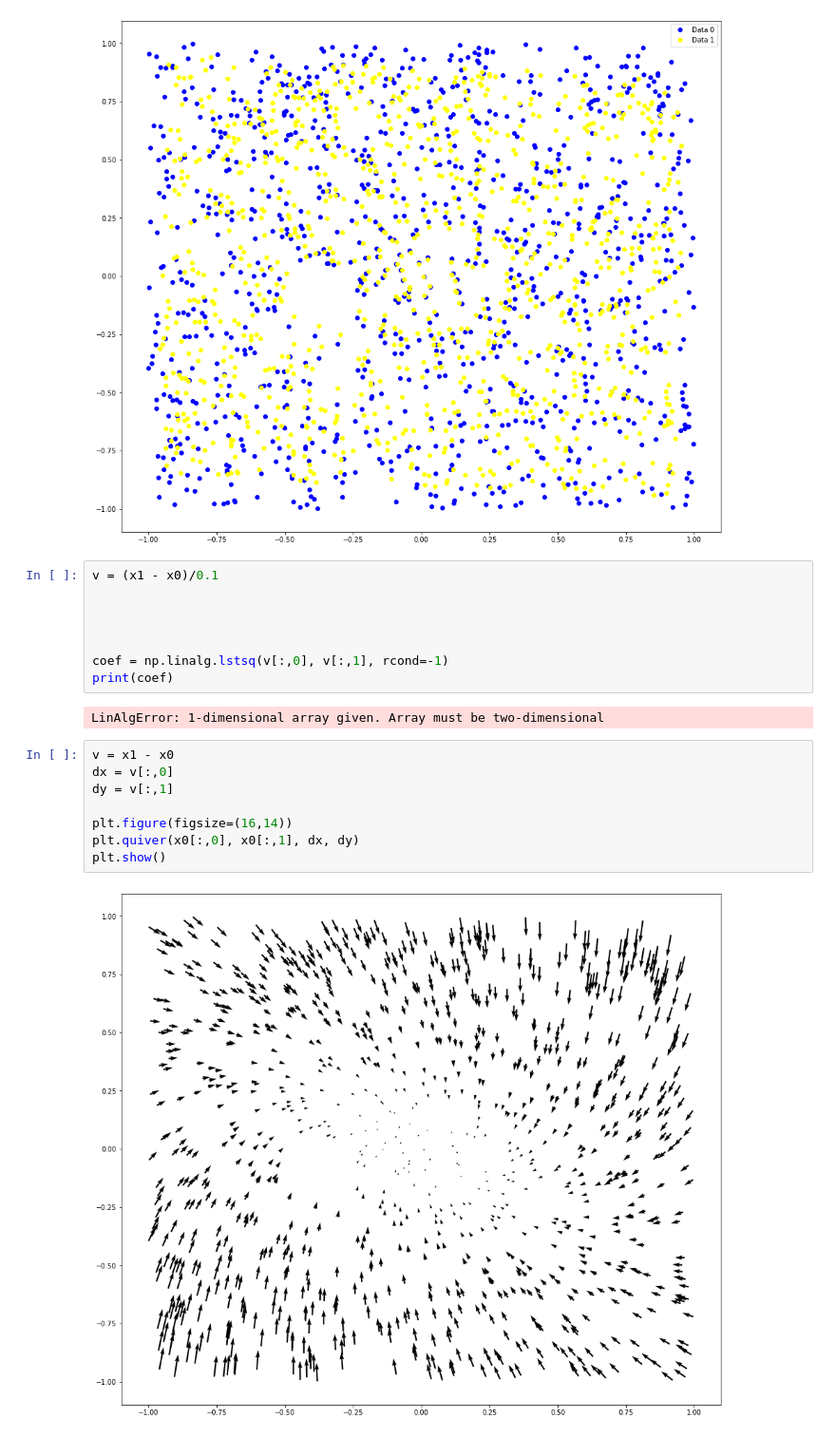
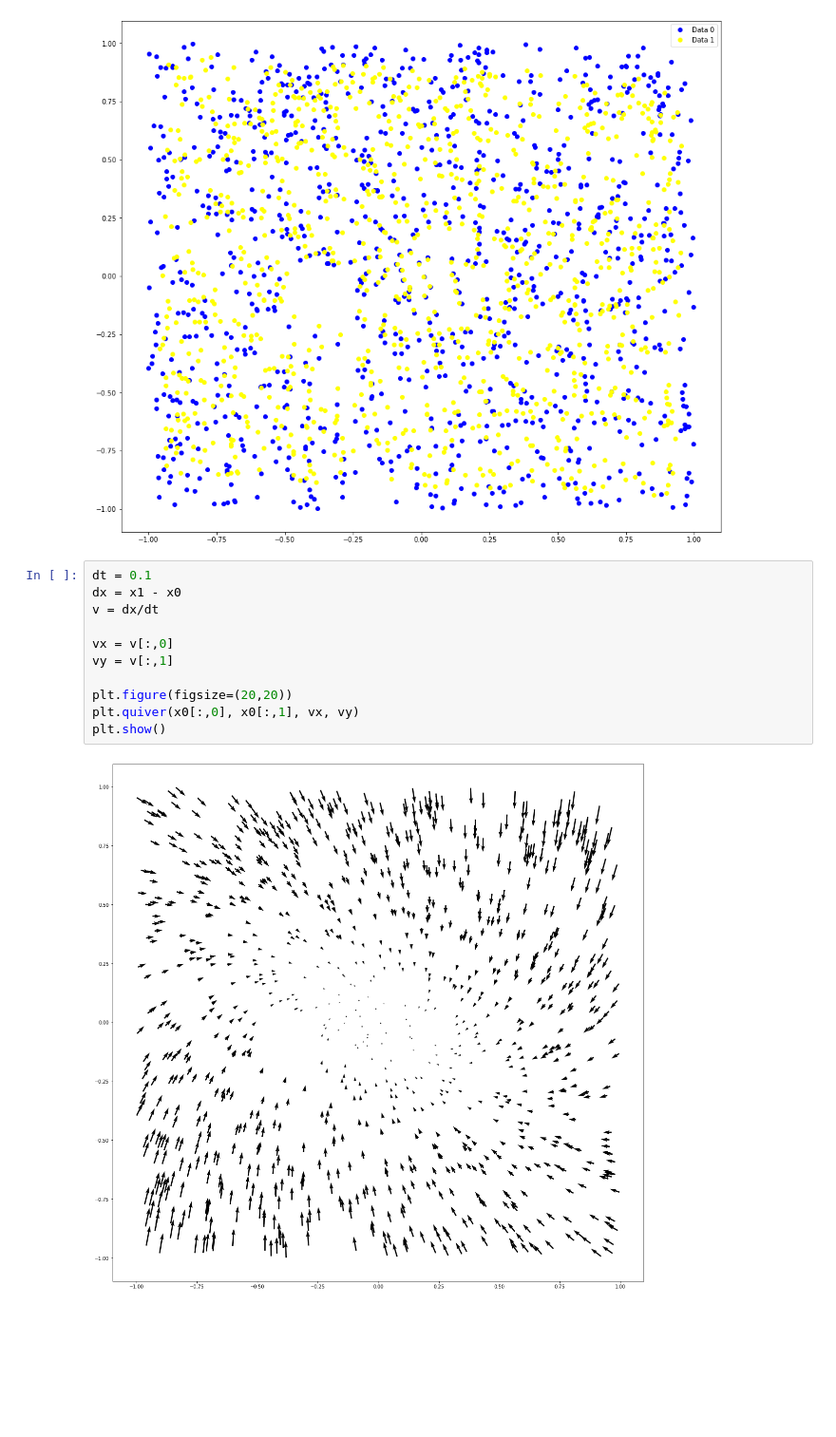
Before and after one commit to ameliescb/EX1_practikum_crowd_modelling, a Jupyter notebook: Exercise 5/Task2/task2.ipynb, the cells around one changed output. Shown at 95% size. Cells and saved outputs as stored; diff of their text form; blank space fills up the shorter version.

```diff
--- a/Exercise 5/Task2/task2.ipynb
+++ b/Exercise 5/Task2/task2.ipynb
@@ -22,23 +22,16 @@ plt.legend()
 plt.show()
 # %% [output]
 [figure]
-# %%
-v = (x1 - x0)/0.1
-
-
-
-
-coef = np.linalg.lstsq(v[:,0], v[:,1], rcond=-1)
-print(coef)
-# %% [output]
-LinAlgError: 1-dimensional array given. Array must be two-dimensional
 # %%
-v = x1 - x0
-dx = v[:,0]
-dy = v[:,1]
+dt = 0.1
+dx = x1 - x0
+v = dx/dt
 
-plt.figure(figsize=(16,14))
-plt.quiver(x0[:,0], x0[:,1], dx, dy)
+vx = v[:,0]
+vy = v[:,1]
+
+plt.figure(figsize=(20,20))
+plt.quiver(x0[:,0], x0[:,1], vx, vy)
 plt.show()
 # %% [output]
-[figure, old version]
+[figure, new version]
```
Also changed, not shown: parts of 6 cells of this notebook, 1 other file.
